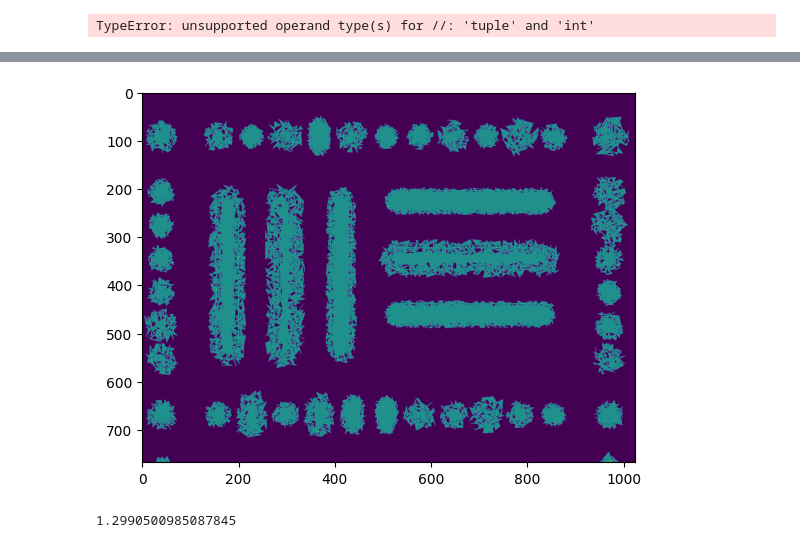
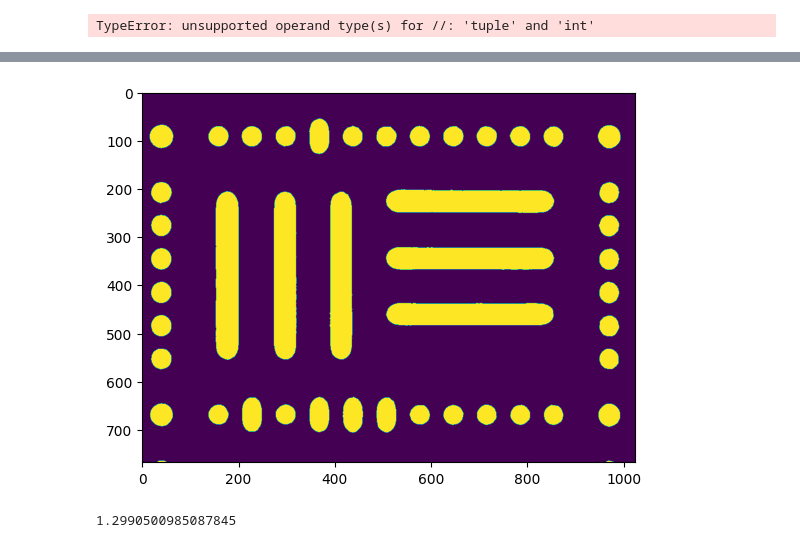
Before and after one commit to sadevans/sem_simulator, a Jupyter notebook: make_masks_from_exist.ipynb, the cells around one changed output, grey strips where cells are left out. Cells and saved outputs as stored; diff of their text form; code cells hidden in the pictures.

```diff
--- a/make_masks_from_exist.ipynb
+++ b/make_masks_from_exist.ipynb
@@ -128,0 +431,18 @@ def if_intersect(img):
+# %%
+if __name__ == "__main__":
+    # src = []  # Add your source contours
+
+    for file_name in filenames_masks:
+        bin_mask = cv2.imread(os.path.join(bin_dir, file_name), 0)
+        cont, cont_image = detect_contour(bin_mask)
+
+        # src = [] # Замените данными о контурах
+        dst = scale_contours(cont)
+
+        dst_np = [np.array(contour, dtype=np.int32) for contour in dst]
+
+        cv2.drawContours(cont_image, dst_np, -1, 128, -1)
+        cv2.drawContours(cont_image, cont, -1, 255, -1)
+
+        plt.imshow(cont_image)
+        # cv2.imwrite(os.path.join(save_dir, file_name), cont_image)
@@ -134,7 +507,7 @@ def contour_offset(src, offset):
     return [point + offset for point in src]
 
 def scale_contour(src):
-    scale_param = random.uniform(1.1, 1.48)
+    scale_param = random.uniform(1.1, 1.4)
 
     rct = cv2.boundingRect(src)
 
@@ -153,43 +526,49 @@ def scale_contour(src):
     return contour_offset(dc_contour_scale, offset)
 
 def scale_contours(src):
     return [scale_contour(contour) for contour in src]
 
 
 def expand_contour(contour, expansion_amount):
     expanded_contour = []
     for point in contour:
         offset_x = random.randint(-expansion_amount, expansion_amount)
         offset_y = random.randint(-expansion_amount, expansion_amount)
         expanded_point = [point[0][0] + offset_x, point[0][1] + offset_y]
         expanded_contour.append([expanded_point])
 
     # cv2.drawContours(cont_image, expanded_contour, -1, 128, thickness=cv2.FILLED)
     return np.array([expanded_contour], dtype=np.int32)
 
 # Example of usage
 if __name__ == "__main__":
     # src = []  # Add your source contours
 
     for file_name in filenames_masks:
         bin_mask = cv2.imread(os.path.join(bin_dir, file_name), 0)
         cont, cont_image = detect_contour(bin_mask)
+        test = np.zeros_like(bin_mask)
+        for c in cont:
+            # expansion_amount = random.randint(5, 20)
+            # expanded = expand_contour(c, expansion_amount)
+            # cv2.drawContours(test, expanded, -1, 128, thickness=cv2.FILLED)
+            # intersect = cv2.bitwise_and(cont_image, test)
+            # if intersect:
+            #     expanded = expand_contour(c, expansion_amount)
 
-        for c in cont:
-            expansion_amount = random.randint(5, 20)
-            expanded = expand_contour(c, expansion_amount)
-            cv2.drawContours(cont_image, expanded, -1, 128, thickness=cv2.FILLED)
 
-        # dst = scale_contours(cont)
-        # dst_np = [np.array(contour, dtype=np.int32) for contour in dst]
+            # cv2.drawContours(cont_image, expanded, -1, 128, thickness=cv2.FILLED)
 
-        # cv2.drawContours(cont_image, dst_np, -1, 128, -1)
-        # cv2.drawContours(cont_image, cont, -1, 255, -1)
+            dst = scale_contours(c)
+            dst_np = [np.array(contour, dtype=np.int32) for contour in dst]
+
+            cv2.drawContours(cont_image, dst_np, -1, 128, -1)
+        cv2.drawContours(cont_image, cont, -1, 255, -1)
 
         plt.imshow(cont_image)
-        # cv2.imwrite(os.path.join(save_dir, file_name), cont_image)
+        cv2.imwrite(os.path.join(save_dir, file_name), cont_image)
 # %% [output]
-[figure, old version]
+[figure, new version]
 # %%
 import cv2
 import numpy as np
```
Also changed, not shown: parts of 12 cells of this notebook, 15 other files.
